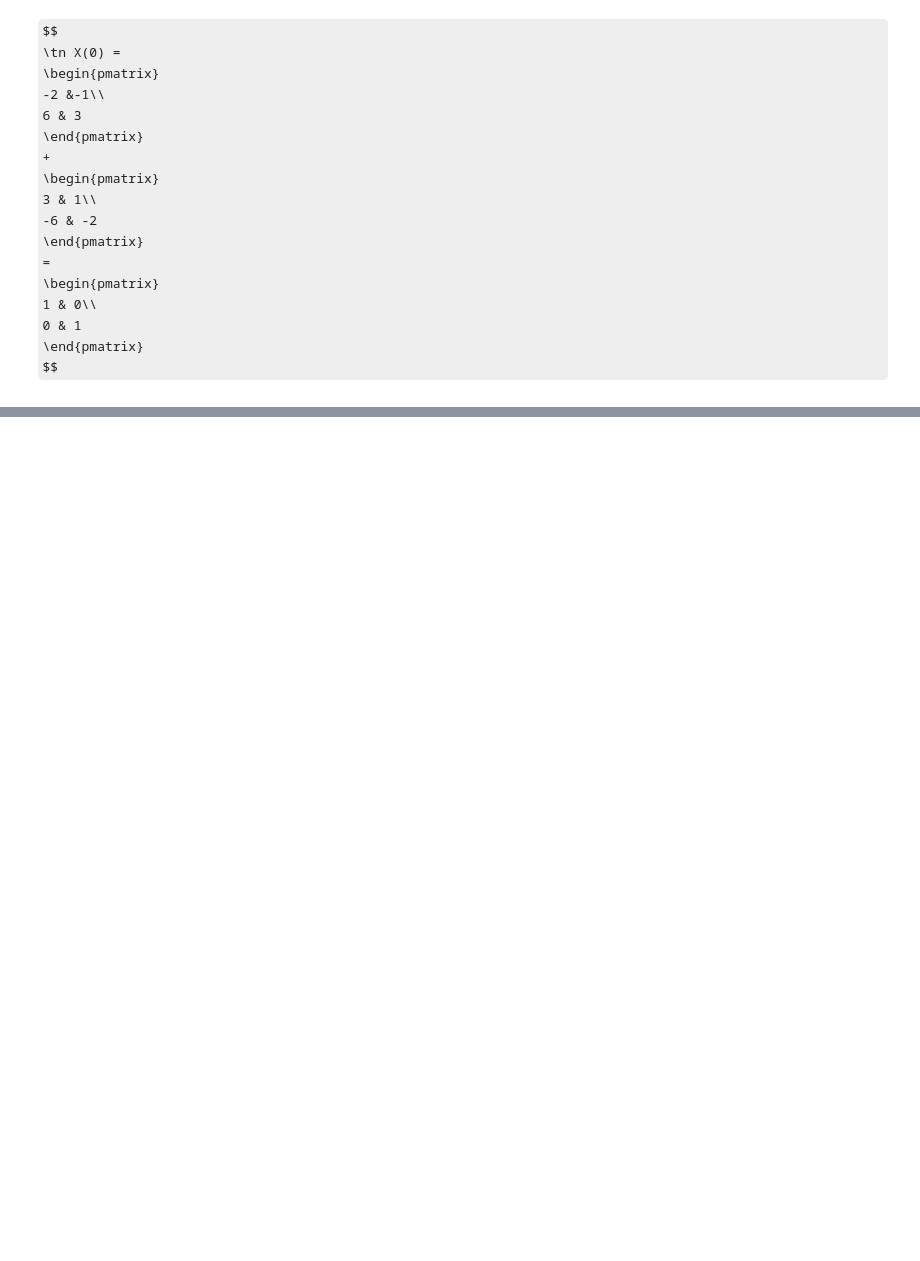
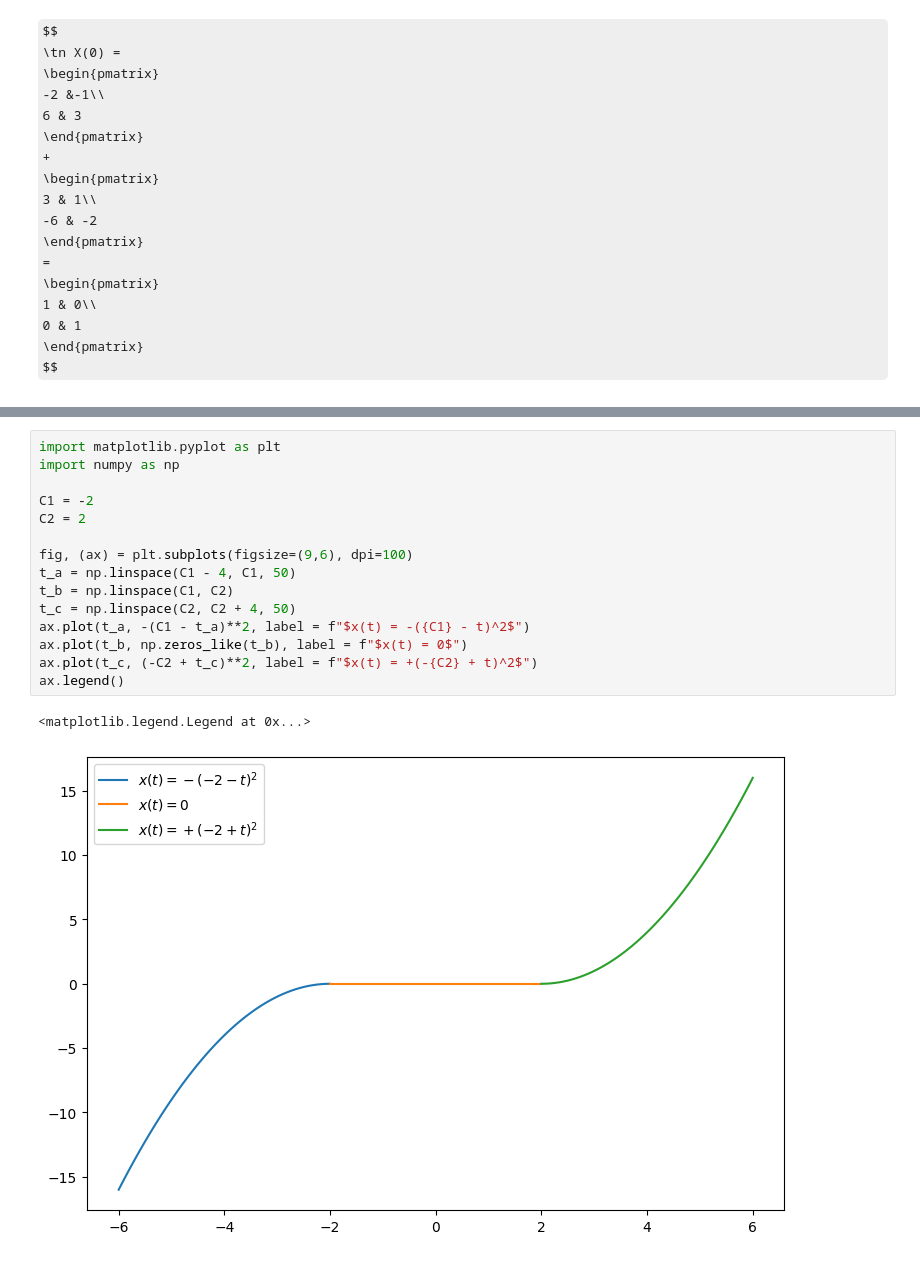
Before and after one commit to jbrezmorf/ODE_course, a Jupyter notebook: jupyter notebooks/02 - Theory for systems of ODE.ipynb, the cells around one changed output, grey strips where cells are left out. Saved outputs shown, nothing was run; the diff lists cells and outputs as text; some formulas as TeX source; blank space fills up the shorter version.

```diff
--- a/jupyter notebooks/02 - Theory for systems of ODE.ipynb
+++ b/jupyter notebooks/02 - Theory for systems of ODE.ipynb
@@ -536,0 +525,18 @@ unique solution on some neighborhood $J\subset I$ of initial time $\tau$.
+# %%
+import matplotlib.pyplot as plt
+import numpy as np
+
+C1 = -2
+C2 = 2
+
+fig, (ax) = plt.subplots(figsize=(9,6), dpi=100)
+t_a = np.linspace(C1 - 4, C1, 50)
+t_b = np.linspace(C1, C2)
+t_c = np.linspace(C2, C2 + 4, 50)
+ax.plot(t_a, -(C1 - t_a)**2, label = f"$x(t) = -({C1} - t)^2$")
+ax.plot(t_b, np.zeros_like(t_b), label = f"$x(t) = 0$")
+ax.plot(t_c, (-C2 + t_c)**2, label = f"$x(t) = +(-{C2} + t)^2$")
+ax.legend()
+# %% [output]
+<matplotlib.legend.Legend at 0x...>
+[figure, added]
```
Also changed, not shown: parts of 8 cells of this notebook.
